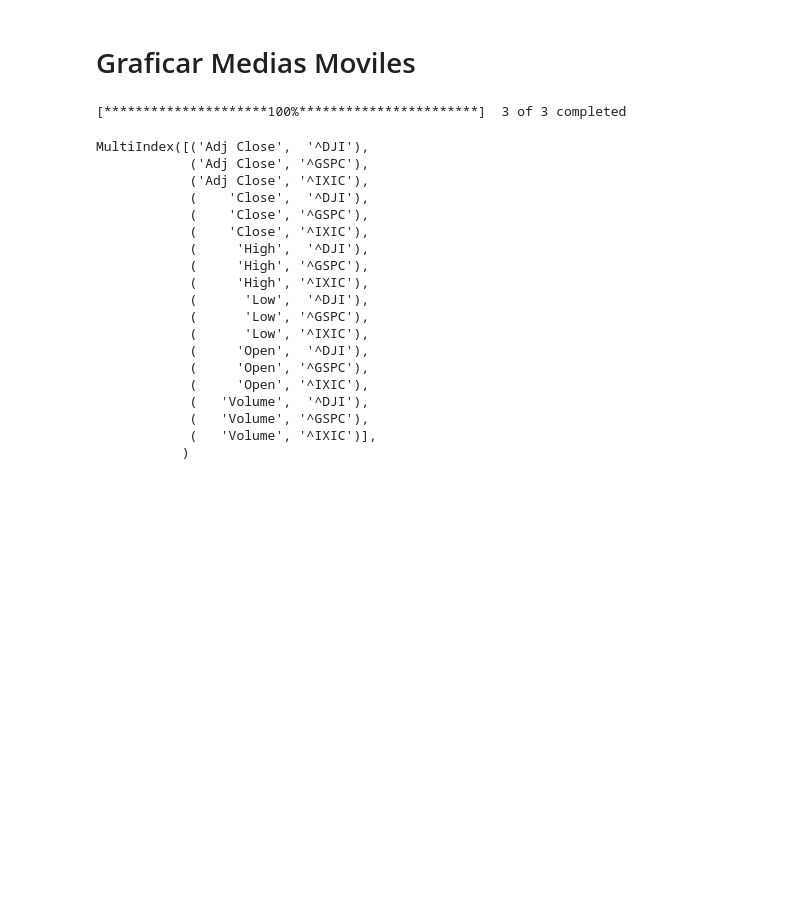
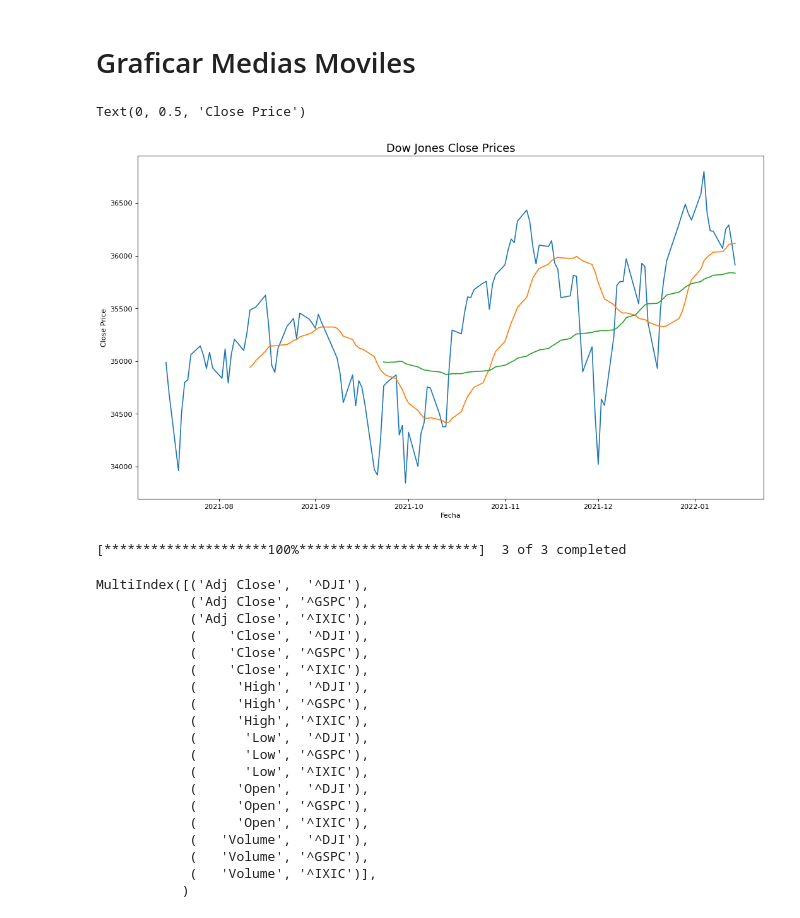
Before and after one commit to ijarpa/ijarpa, a Jupyter notebook: 6_Python_finances/Mercados_USA.ipynb, the cells around one changed output. Cells and saved outputs as stored; diff of their text form; code cells hidden in the pictures; blank space fills up the shorter version.

```diff
--- a/6_Python_finances/Mercados_USA.ipynb
+++ b/6_Python_finances/Mercados_USA.ipynb
@@ -81,3 +73,14 @@ fig.update_layout(yaxis_title='Close price')
+# %%
+plt.figure(figsize=(16,9),dpi=80)
+plt.plot(Dow.Close)
+plt.plot(Dow.MA_20)
+plt.plot(Dow.MA_50)
+plt.title('Dow Jones Close Prices', fontsize=16)
+plt.xlabel('Fecha')
+plt.ylabel('Close Price')
+# %% [output]
+Text(0, 0.5, 'Close Price')
+[figure, added]
 # %%
 Mercados = ['^DJI','^IXIC','^GSPC']
 data_mercados = yf.download(Mercados, period='6mo')
```
Also changed, not shown: parts of 13 cells of this notebook.
